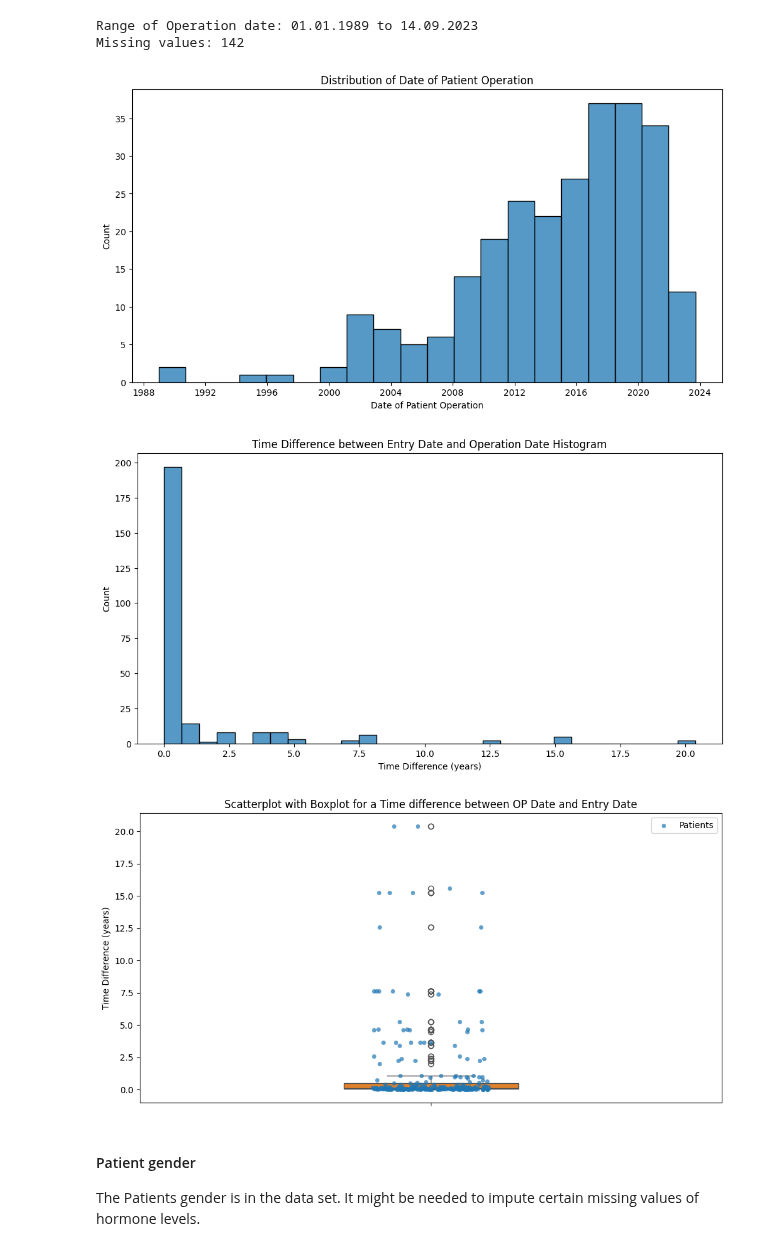
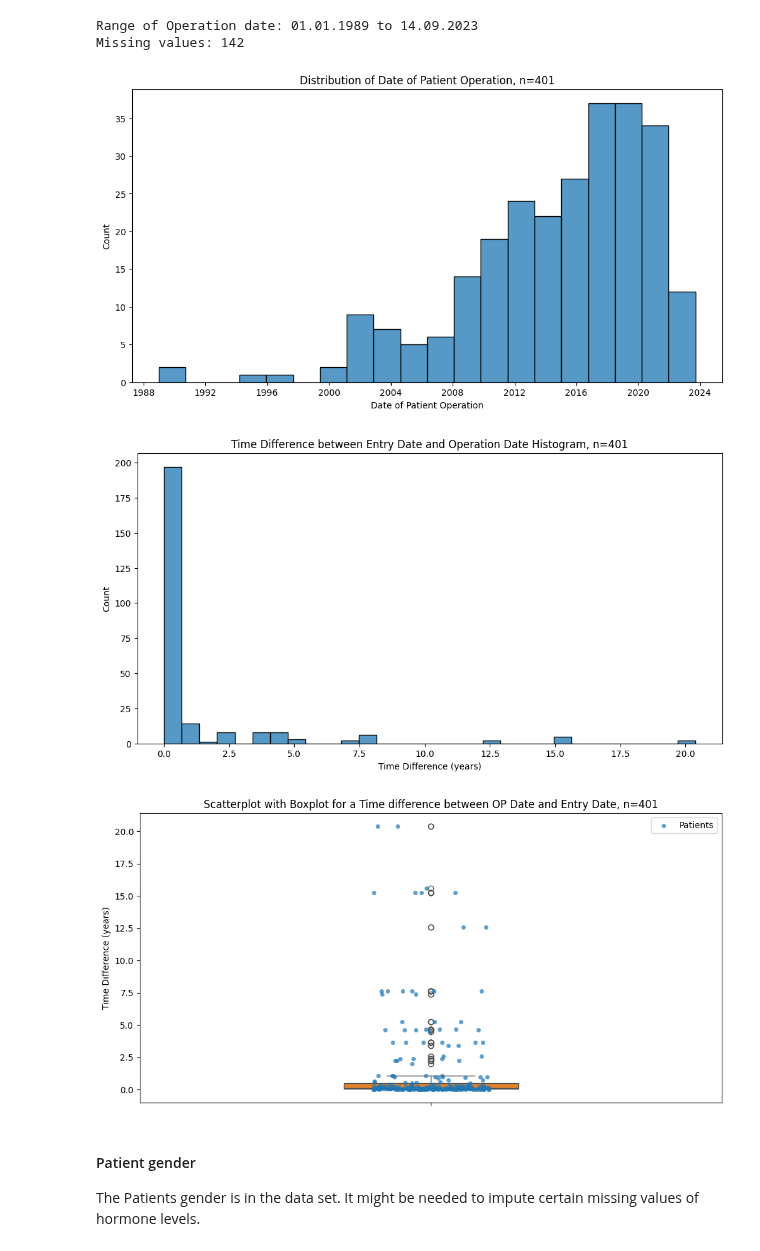
Before and after one commit to tmandelz/classification-prolactinoma, a Jupyter notebook: eda/patient_eda.ipynb, the cells around one changed output. Cells and saved outputs as stored; diff of their text form; code cells hidden in the pictures.

```diff
--- a/eda/patient_eda.ipynb
+++ b/eda/patient_eda.ipynb
@@ -268,30 +254,30 @@ Range of Operation date: 01.01.1989 to 14.09.2023
 Missing values: 142
 # %%
 sns.histplot(df[column],bins=20)
-plt.title(f"Distribution of Date of Patient Operation")
+plt.title(f"Distribution of Date of Patient Operation, n={len(df[column])}")
 plt.xlabel('Date of Patient Operation')
 plt.show()
 # %% [output]
-[figure, old version]
+[figure, new version]
 # %%
 # calculate time difference in years between operation and entry date
 df['EDDate_OPDate_Difference'] = (df['Operation_date'] - df['Entry_date']).dt.days /365
 # Create a histogram to visualize the time differences
 sns.histplot(df['EDDate_OPDate_Difference'], bins=30)
-plt.title("Time Difference between Entry Date and Operation Date Histogram")
+plt.title(f"Time Difference between Entry Date and Operation Date Histogram, n={len(df[column])}")
 plt.xlabel("Time Difference (years)")
 plt.ylabel("Count")
 plt.show()
 # %% [output]
-[figure, old version]
+[figure, new version]
 # %%
 sns.stripplot(y=df['EDDate_OPDate_Difference'], jitter=True, legend=False,alpha=0.7,label="Patients")
 sns.boxplot(y=df['EDDate_OPDate_Difference'], width=0.3)
-plt.title("Scatterplot with Boxplot for a Time difference between OP Date and Entry Date")
+plt.title(f"Scatterplot with Boxplot for a Time difference between OP Date and Entry Date, n={len(df[column])}")
 plt.ylabel("Time Difference (years)")
 plt.show()
 # %% [output]
-[figure, old version]
+[figure, new version]
 # %% [markdown]
 #### Patient gender
 The Patients gender is in the data set. It might be needed to impute certain missing values of hormone levels.
```
Also changed, not shown: parts of 42 cells of this notebook, 5 other files.
